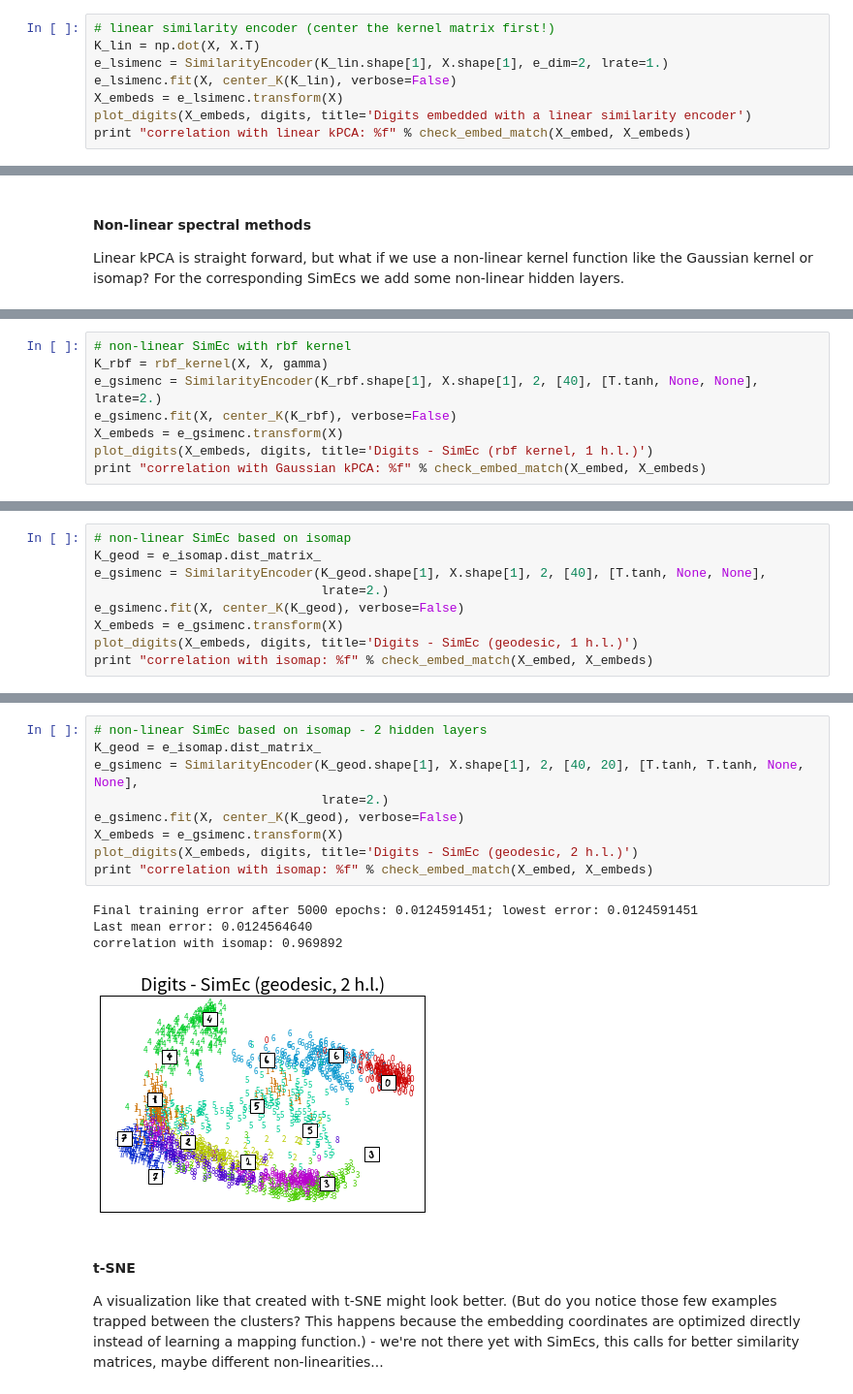
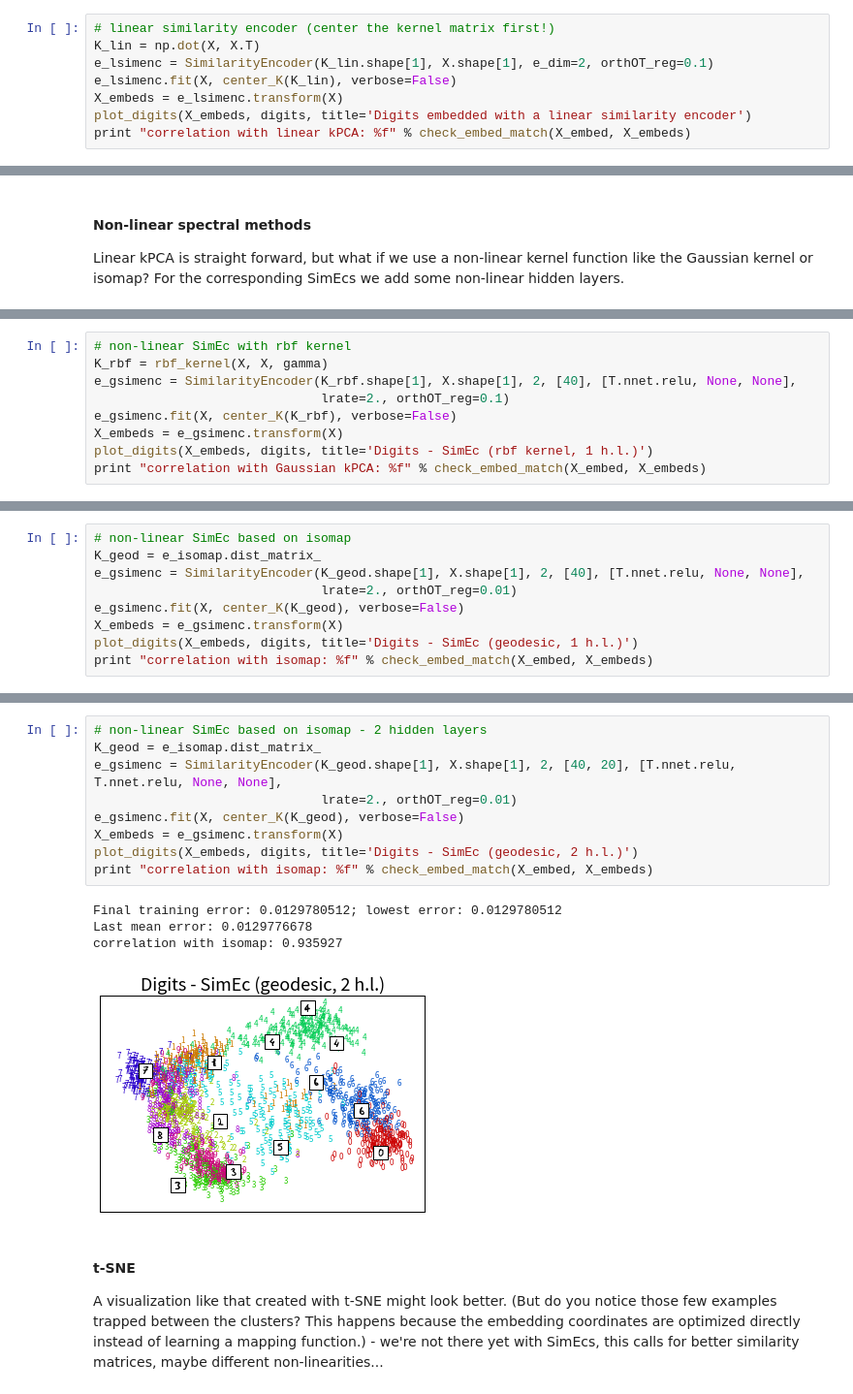
Before and after one commit to cod3licious/simec-theano, a Jupyter notebook: examples/examples_simec.ipynb, the cells around one changed output, grey strips where cells are left out. Shown at 97% size. Saved outputs shown, nothing was run; the diff lists cells and outputs as text.

```diff
--- a/examples/examples_simec.ipynb
+++ b/examples/examples_simec.ipynb
@@ -99,7 +96,7 @@ correlation of PCA and linear kPCA: 1.000000
 # %%
 # linear similarity encoder (center the kernel matrix first!)
 K_lin = np.dot(X, X.T)
-e_lsimenc = SimilarityEncoder(K_lin.shape[1], X.shape[1], e_dim=2, lrate=1.)
+e_lsimenc = SimilarityEncoder(K_lin.shape[1], X.shape[1], e_dim=2, orthOT_reg=0.1)
 e_lsimenc.fit(X, center_K(K_lin), verbose=False)
 X_embeds = e_lsimenc.transform(X)
 plot_digits(X_embeds, digits, title='Digits embedded with a linear similarity encoder')
@@ -125,7 +122,8 @@ plot_digits(X_embed, digits, title='Digits embedded with Gaussian Kernel PCA')
 # %%
 # non-linear SimEc with rbf kernel
 K_rbf = rbf_kernel(X, X, gamma)
-e_gsimenc = SimilarityEncoder(K_rbf.shape[1], X.shape[1], 2, [40], [T.tanh, None, None], lrate=2.)
+e_gsimenc = SimilarityEncoder(K_rbf.shape[1], X.shape[1], 2, [40], [T.nnet.relu, None, None],
+                              lrate=2., orthOT_reg=0.1)
 e_gsimenc.fit(X, center_K(K_rbf), verbose=False)
 X_embeds = e_gsimenc.transform(X)
 plot_digits(X_embeds, digits, title='Digits - SimEc (rbf kernel, 1 h.l.)')
@@ -145,8 +143,8 @@ plot_digits(X_embed, digits, title='Digits embedded with isomap')
 # %%
 # non-linear SimEc based on isomap
 K_geod = e_isomap.dist_matrix_
-e_gsimenc = SimilarityEncoder(K_geod.shape[1], X.shape[1], 2, [40], [T.tanh, None, None],
-                              lrate=2.)
+e_gsimenc = SimilarityEncoder(K_geod.shape[1], X.shape[1], 2, [40], [T.nnet.relu, None, None],
+                              lrate=2., orthOT_reg=0.01)
 e_gsimenc.fit(X, center_K(K_geod), verbose=False)
 X_embeds = e_gsimenc.transform(X)
 plot_digits(X_embeds, digits, title='Digits - SimEc (geodesic, 1 h.l.)')
@@ -159,17 +157,17 @@ correlation with isomap: 0.969294
 # %%
 # non-linear SimEc based on isomap - 2 hidden layers
 K_geod = e_isomap.dist_matrix_
-e_gsimenc = SimilarityEncoder(K_geod.shape[1], X.shape[1], 2, [40, 20], [T.tanh, T.tanh, None, None],
-                              lrate=2.)
+e_gsimenc = SimilarityEncoder(K_geod.shape[1], X.shape[1], 2, [40, 20], [T.nnet.relu, T.nnet.relu, None, None],
+                              lrate=2., orthOT_reg=0.01)
 e_gsimenc.fit(X, center_K(K_geod), verbose=False)
 X_embeds = e_gsimenc.transform(X)
 plot_digits(X_embeds, digits, title='Digits - SimEc (geodesic, 2 h.l.)')
 print "correlation with isomap: %f" % check_embed_match(X_embed, X_embeds)
 # %% [output]
-Final training error after 5000 epochs: 0.0124591451; lowest error: 0.0124591451
-Last mean error: 0.0124564640
-correlation with isomap: 0.969892
+Final training error: 0.0129780512; lowest error: 0.0129780512
+Last mean error: 0.0129776678
+correlation with isomap: 0.935927
-[figure, old version]
+[figure, new version]
 # %% [markdown]
 #### t-SNE
 A visualization like that created with t-SNE might look better. (But do you notice those few examples trapped between the clusters? This happens because the embedding coordinates are optimized directly instead of learning a mapping function.) - we're not there yet with SimEcs, this calls for better similarity matrices, maybe different non-linearities...
```
Also changed, not shown: parts of 16 cells of this notebook, 1 other file.
